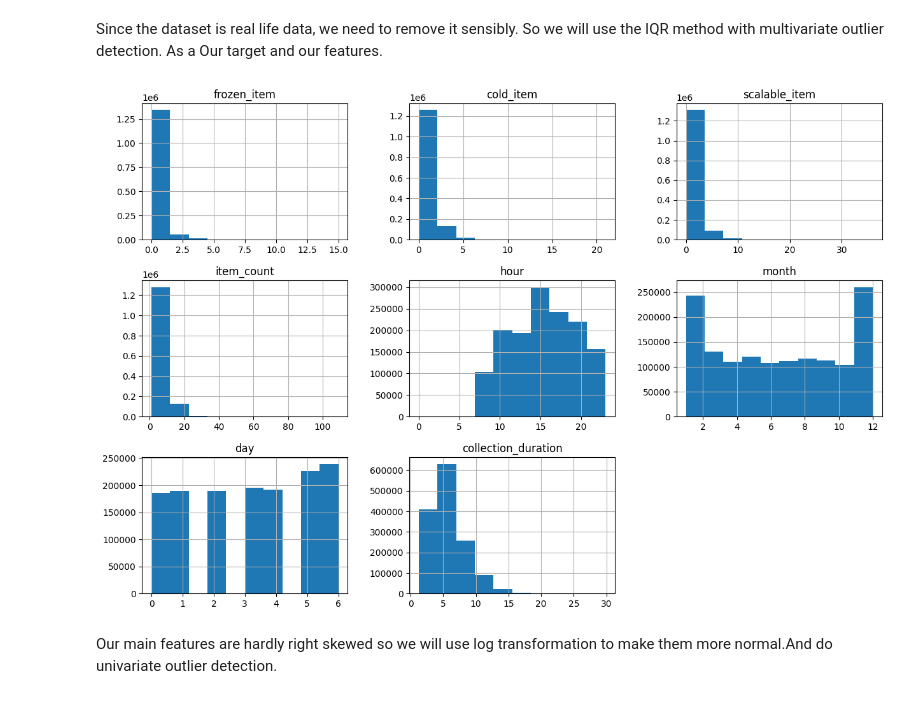
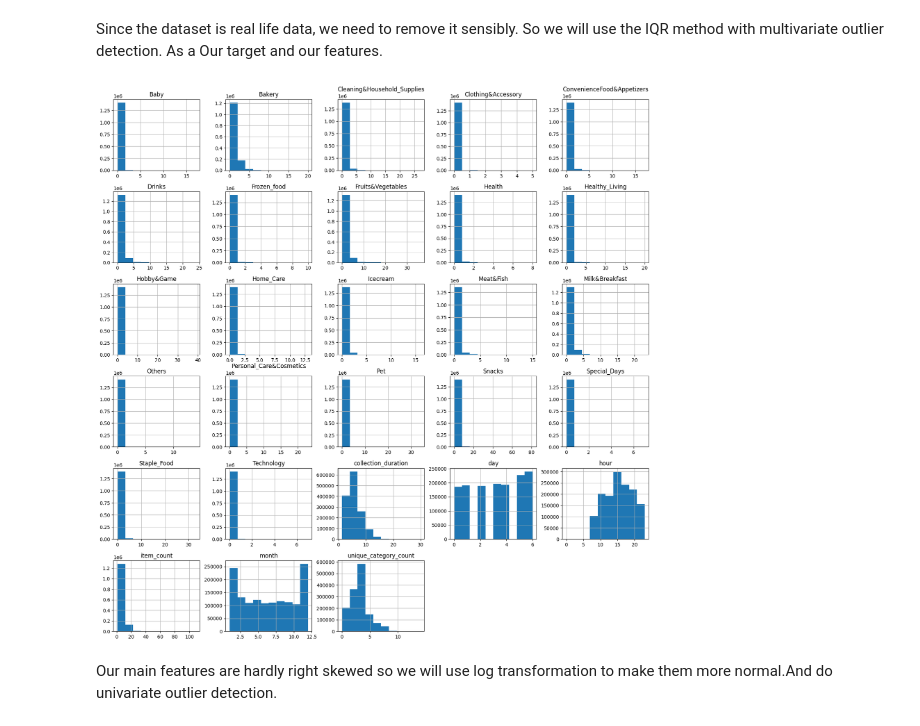
Before and after one commit to batuhanbasturk/Bitirme-Projesi, a Jupyter notebook: main/Bitirme_projesi_Migros.ipynb, the cells around one changed output. Cells and saved outputs as stored; diff of their text form; code cells hidden in the pictures.

```diff
--- a/main/Bitirme_projesi_Migros.ipynb
+++ b/main/Bitirme_projesi_Migros.ipynb
@@ -77,15 +315,3 @@ def contains_items(category_names, item_types):
         return item_count
     else:
         return 0
-# %%
-# Apply the function to create the frozen_item column
-df['frozen_item'] = df['category_names'].apply(lambda x: contains_items(x, frozen_item_types))
-print("Frozen item column added to df")
-
-# Apply the function to create the cold_item column
-df['cold_item'] = df['category_names'].apply(lambda x: contains_items(x, cold_item_types))
-print("Cold item column added to df")
-
-# Apply the function to create the scalable_item column
-df['scalable_item'] = df['category_names'].apply(lambda x: contains_items(x, scalable_item_types))
-print("Scalable item column added to df")
@@ -95,0 +318,6 @@ Scalable item column added to df
+# %%
+#Apply a forloop for category dictionary and create a new column for each category using the contains_items function
+for key, value in category.items():
+    df[key] = df["category_names"].apply(lambda x: contains_items(x, value))
+    print(key, "column added to df")
+# Add a new column 'total_unique_number_of_categories_in_row'
@@ -96,3 +342,6 @@ Scalable item column added to df
+# %%
+# Find the total number of unique categories based on the condition that the values of the keys in the category dictionary of Df are greater than 1, and add a new column.
+df['unique_category_count'] = df[category.keys()].apply(lambda x: x[x > 0].count(), axis=1)
 # %%
 df
 # %% [output]
@@ -183,7 +430,9 @@ cols = ['frozen_item', 'cold_item', 'scalable_item', 'item_count', 'hour', 'mont
+# %%
+cols = df.columns.difference(['order_id', 'is_vip', 'is_holiday','package_id','units','category_names'])
 # %%
-df[cols].hist(figsize=(15,10));
+df[cols].hist(figsize=(20,20));
 # %% [output]
-[figure, old version]
+[figure, new version]
 # %% [markdown]
 Our main features are hardly right skewed so we will use log transformation to make them more normal.And do univariate outlier detection.
 # %%
```
Also changed, not shown: parts of 30 cells of this notebook, 3 other files.
